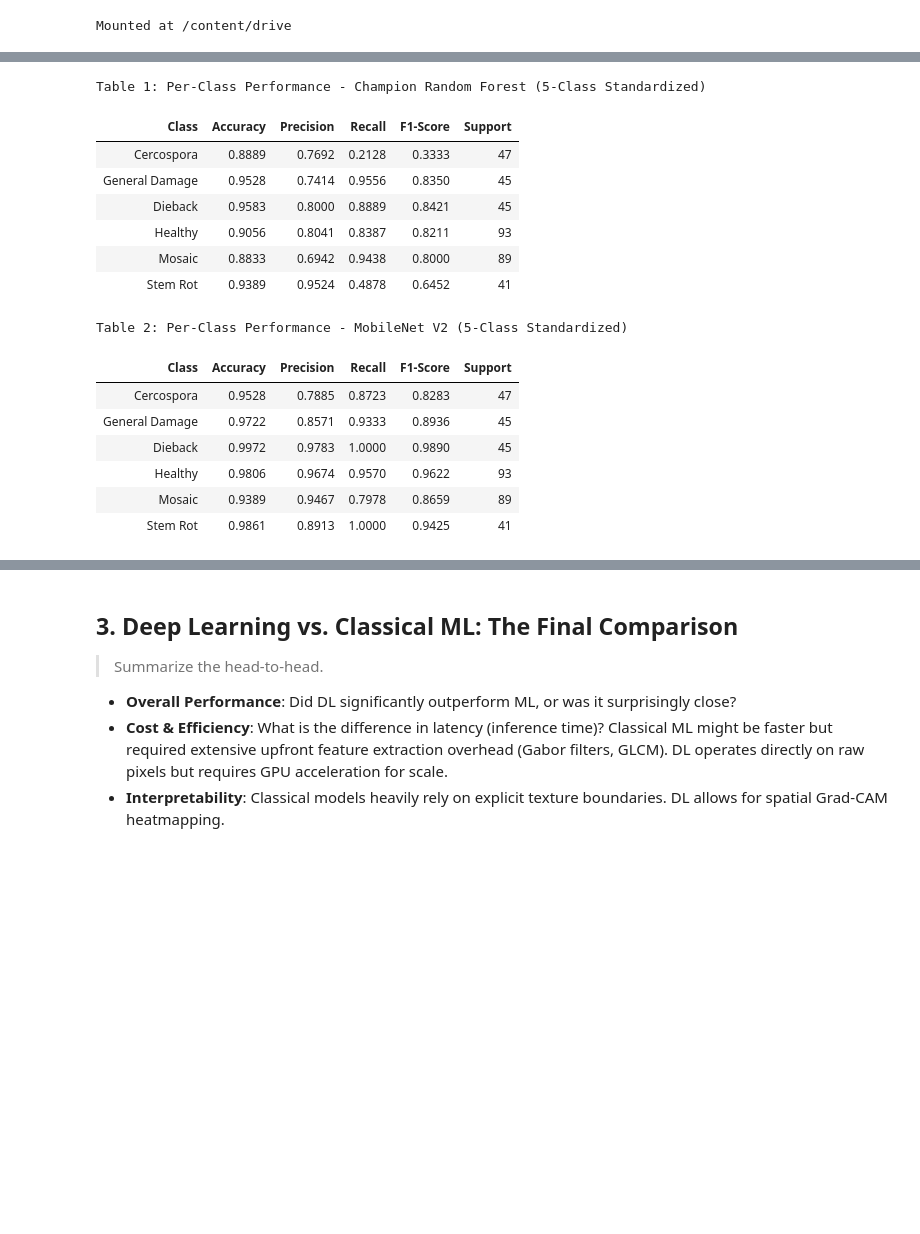
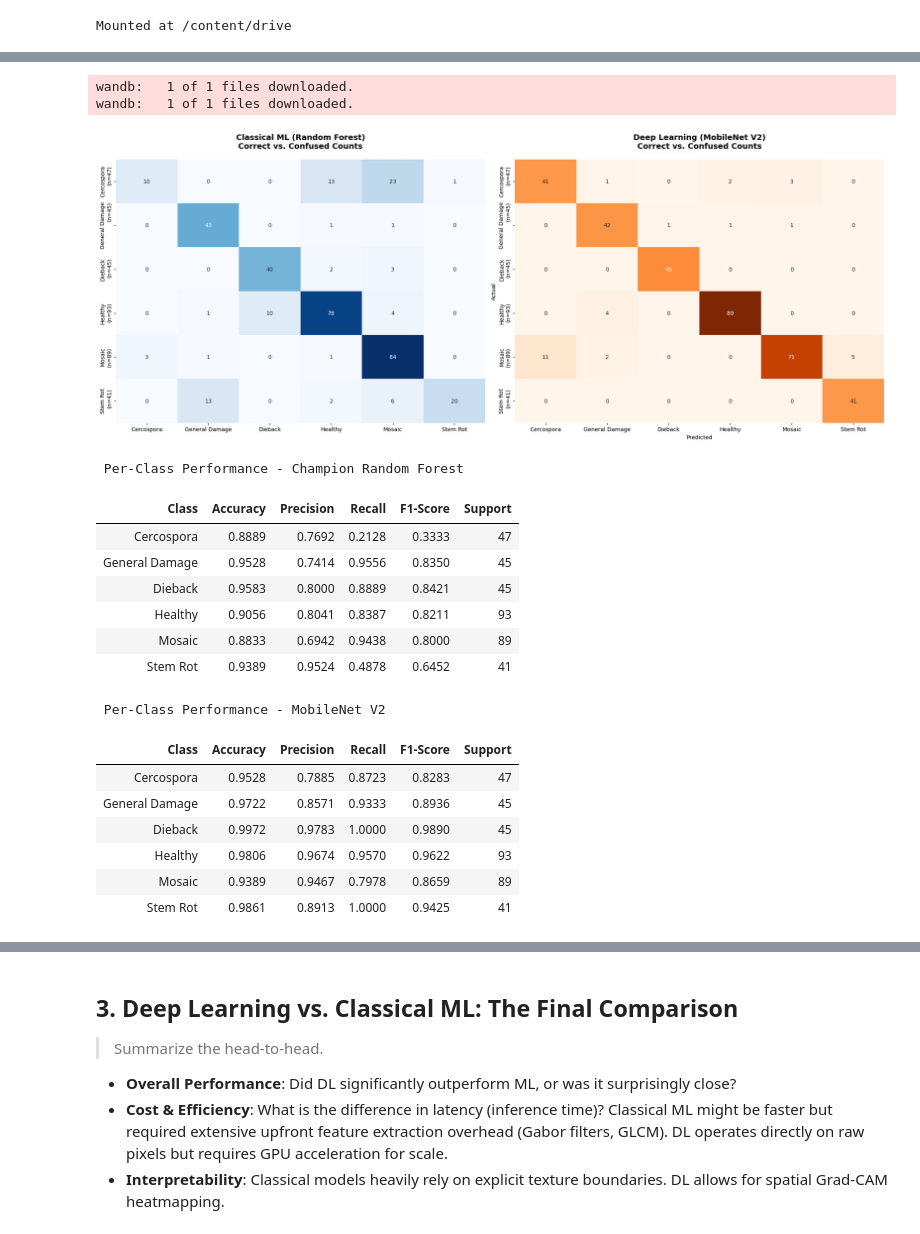
Before and after one commit to qu1r0ra/jute-disease-detection, a Jupyter notebook: notebooks/reproducibility/04_Model_Evaluation.ipynb, the cells around one changed output, grey strips where cells are left out. Cells and saved outputs as stored; diff of their text form; code cells hidden in the pictures; blank space fills up the shorter version.

```diff
--- a/notebooks/reproducibility/04_Model_Evaluation.ipynb
+++ b/notebooks/reproducibility/04_Model_Evaluation.ipynb
@@ -198,56 +170,49 @@ Total DL Test Samples (from JSON): 360.0
 # %%
-import pandas as pd
+cm_rf, y_test_rf_raw = get_rf_cm_from_joblib()
+cm_dl = get_dl_cm_from_json(dl_artifact_path)
 
-def get_per_class_metrics(cm_pivot):
-    metrics_list = []
-    total_samples = cm_pivot.values.sum()
-    classes = cm_pivot.index.tolist()
+labels_rf = [f"{cls}\n(n={int(count)})" for cls, count in zip(jute_classes, cm_rf.sum(axis=1))]
+labels_dl = [f"{cls}\n(n={int(count)})" for cls, count in zip(jute_classes, cm_dl.sum(axis=1))]
 
-    for cls in classes:
-        # Binary Classification components for the specific class
-        tp = cm_pivot.loc[cls, cls]
-        fp = cm_pivot[cls].sum() - tp
-        fn = cm_pivot.loc[cls].sum() - tp
-        tn = total_samples - (tp + fp + fn)
+# 4. Plotting
+fig, axes = plt.subplots(1, 2, figsize=(20, 8))
 
-        # Performance Formulas
-        accuracy = (tp + tn) / total_samples
-        precision = tp / (tp + fp) if (tp + fp) > 0 else 0
-        recall = tp / (tp + fn) if (tp + fn) > 0 else 0
-        f1 = 2 * (precision * recall) / (precision + recall) if (precision + recall) > 0 else 0
+sns.heatmap(cm_rf, annot=True, fmt='g', cmap='Blues', ax=axes[0],
+            xticklabels=jute_classes, yticklabels=labels_rf, cbar=False)
+axes[0].set_title("Classical ML (Random Forest)\nCorrect vs. Confused Counts",
+                  fontsize=14, pad=20, fontweight='bold')
 
-        metrics_list.append({
-            "Class": cls,
-            "Accuracy": accuracy,
-            "Precision": precision,
-            "Recall": recall,
-            "F1-Score": f1,
-            "Support": int(tp + fn)
-        })
+sns.heatmap(cm_dl, annot=True, fmt='g', cmap='Oranges', ax=axes[1],
+            xticklabels=jute_classes, yticklabels=labels_dl, cbar=False)
+axes[1].set_title("Deep Learning (MobileNet V2)\nCorrect vs. Confused Counts",
+                  fontsize=14, pad=20, fontweight='bold')
 
-    return pd.DataFrame(metrics_list)
+plt.tight_layout()
+plt.show()
 
-# 1. Generate DataFrames from the standardized 5x5 pivots
+
+
 df_rf_final = get_per_class_metrics(cm_rf)
 df_dl_final = get_per_class_metrics(cm_dl)
 
-# 2. Display Table 1: Champion Random Forest (Joblib Verified)
-print("Table 1: Per-Class Performance - Champion Random Forest (5-Class Standardized)")
+print("\n Per-Class Performance - Champion Random Forest")
 styled_rf = df_rf_final.style.format({
     "Accuracy": "{:.4f}", "Precision": "{:.4f}",
     "Recall": "{:.4f}", "F1-Score": "{:.4f}"
 }).hide(axis='index')
 display(styled_rf)
 
-# 3. Display Table 2: MobileNet V2 (W&B Artifact)
-print("\nTable 2: Per-Class Performance - MobileNet V2 (5-Class Standardized)")
+print("\n Per-Class Performance - MobileNet V2")
 styled_dl = df_dl_final.style.format({
     "Accuracy": "{:.4f}", "Precision": "{:.4f}",
     "Recall": "{:.4f}", "F1-Score": "{:.4f}"
 }).hide(axis='index')
 display(styled_dl)
 # %% [output]
-Table 1: Per-Class Performance - Champion Random Forest (5-Class Standardized)
+wandb:   1 of 1 files downloaded.
+wandb:   1 of 1 files downloaded.
+[figure, added]
+ Per-Class Performance - Champion Random Forest
 | Class | Accuracy | Precision | Recall | F1-Score | Support |
 | Cercospora | 0.8889 | 0.7692 | 0.2128 | 0.3333 | 47 |
 | General Damage | 0.9528 | 0.7414 | 0.9556 | 0.8350 | 45 |
@@ -255,7 +220,7 @@ Table 1: Per-Class Performance - Champion Random Forest (5-Class Standardized)
 | Healthy | 0.9056 | 0.8041 | 0.8387 | 0.8211 | 93 |
 | Mosaic | 0.8833 | 0.6942 | 0.9438 | 0.8000 | 89 |
 | Stem Rot | 0.9389 | 0.9524 | 0.4878 | 0.6452 | 41 |
-Table 2: Per-Class Performance - MobileNet V2 (5-Class Standardized)
+ Per-Class Performance - MobileNet V2
 | Class | Accuracy | Precision | Recall | F1-Score | Support |
 | Cercospora | 0.9528 | 0.7885 | 0.8723 | 0.8283 | 47 |
 | General Damage | 0.9722 | 0.8571 | 0.9333 | 0.8936 | 45 |
```
Also changed, not shown: parts of 12 cells of this notebook.
